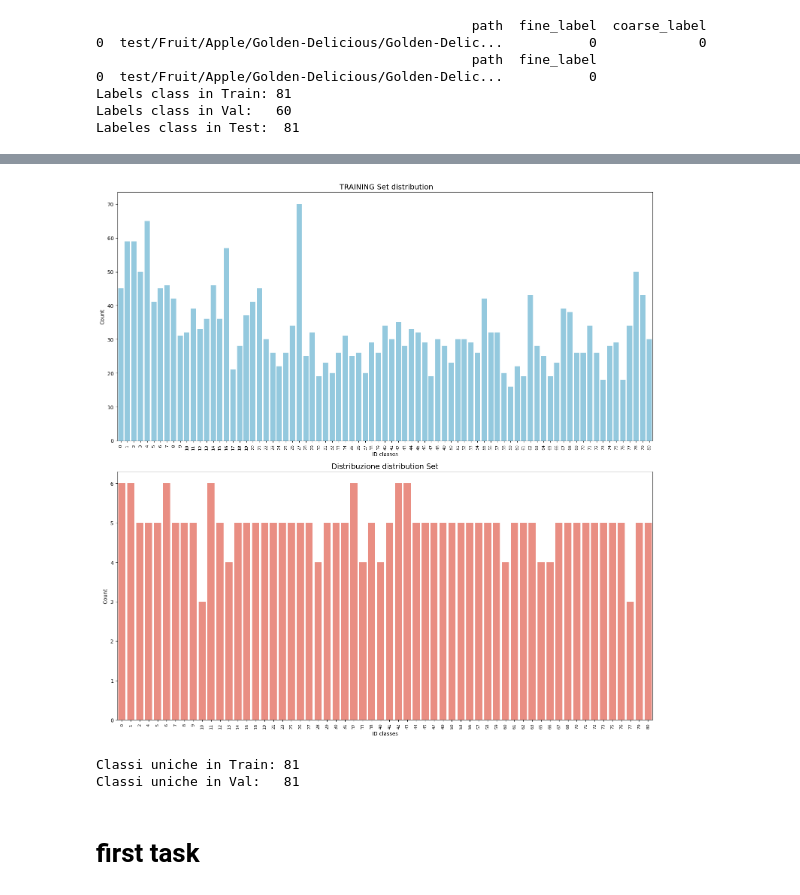
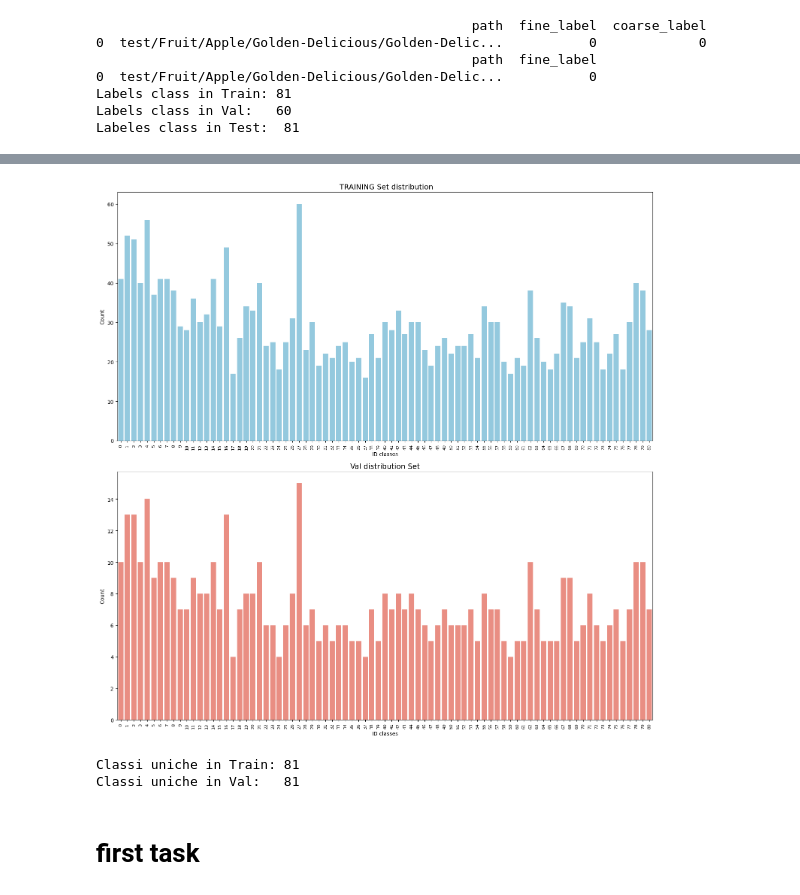
Before and after one commit to TomasConti02/ComputerVisionProject, a Jupyter notebook: last_code_version.ipynb, the cells around one changed output, grey strips where cells are left out. Saved outputs shown, nothing was run; the diff lists cells and outputs as text; code cells hidden in the pictures.

```diff
--- a/last_code_version.ipynb
+++ b/last_code_version.ipynb
@@ -133,15 +132,15 @@ train_df_new, val_df_new = train_test_split(
 )
 # %%
 fig, (ax1, ax2) = plt.subplots(2, 1, figsize=(15, 15))
-plot_dist(train_df, ax1, " TRAINING Set distribution", "skyblue")
-plot_dist(val_df, ax2, "Val distribution Set", "salmon")
+plot_dist(train_df_new, ax1, " TRAINING Set distribution", "skyblue")
+plot_dist(val_df_new, ax2, "Val distribution Set", "salmon")
 plt.tight_layout()
 plt.show()
 
 print(f"Classi uniche in Train: {train_df_new['fine_label'].nunique()}")
 print(f"Classi uniche in Val:   {val_df_new['fine_label'].nunique()}")
 # %% [output]
-[figure, old version]
+[figure, new version]
 Classi uniche in Train: 81
 Classi uniche in Val:   81
 # %% [markdown]
```
Also changed, not shown: parts of 2 cells of this notebook.
